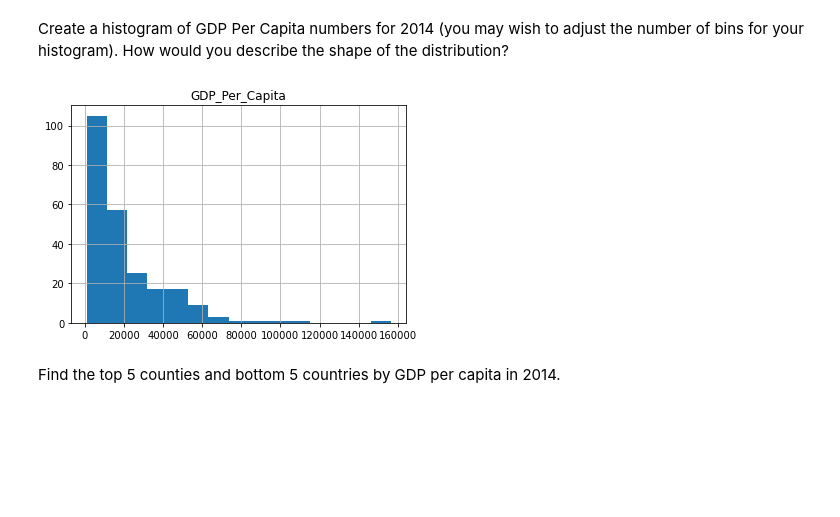
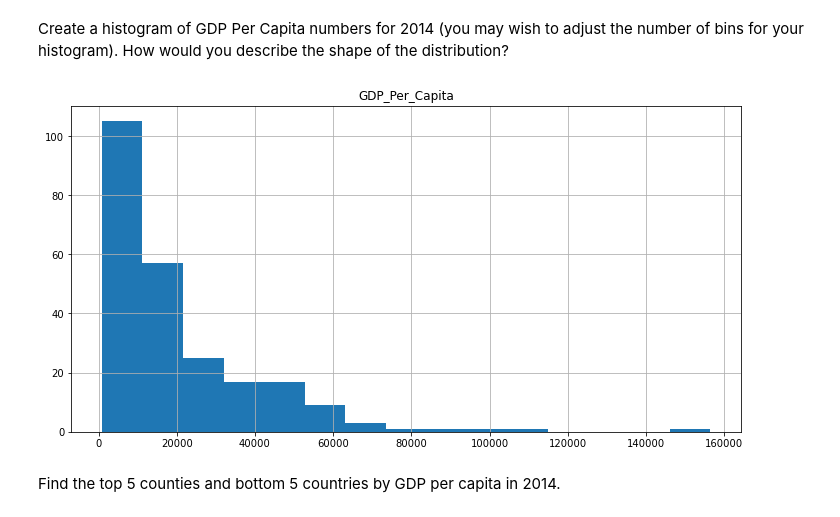
Before and after one commit to nss-data-science-cohort-5/un_exploration-vredd418, a Jupyter notebook: notebooks/UN_Data_Exploration.ipynb, the cells around one changed output. Cells and saved outputs as stored; diff of their text form; code cells hidden in the pictures; blank space fills up the shorter version.

```diff
--- a/notebooks/UN_Data_Exploration.ipynb
+++ b/notebooks/UN_Data_Exploration.ipynb
@@ -134,9 +135,9 @@ gdp_2014.describe()
 # %% [markdown]
 Create a histogram of GDP Per Capita numbers for 2014 (you may wish to adjust the number of bins for your histogram). How would you describe the shape of the distribution?
 # %%
-gdp_2014.hist(column='GDP_Per_Capita', bins=15);
+gdp_2014.hist(column='GDP_Per_Capita', bins=15, figsize=(12,6));
 # %% [output]
-[figure, old version]
+[figure, new version]
 # %% [markdown]
 Find the top 5 counties and bottom 5 countries by GDP per capita in 2014.
 # %%
```
Also changed, not shown: parts of 30 cells of this notebook.
